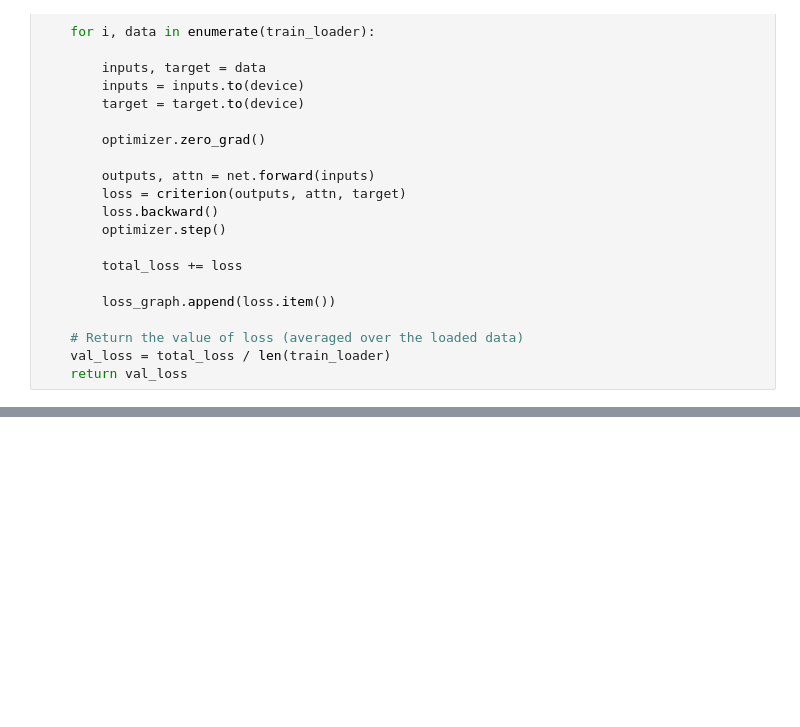
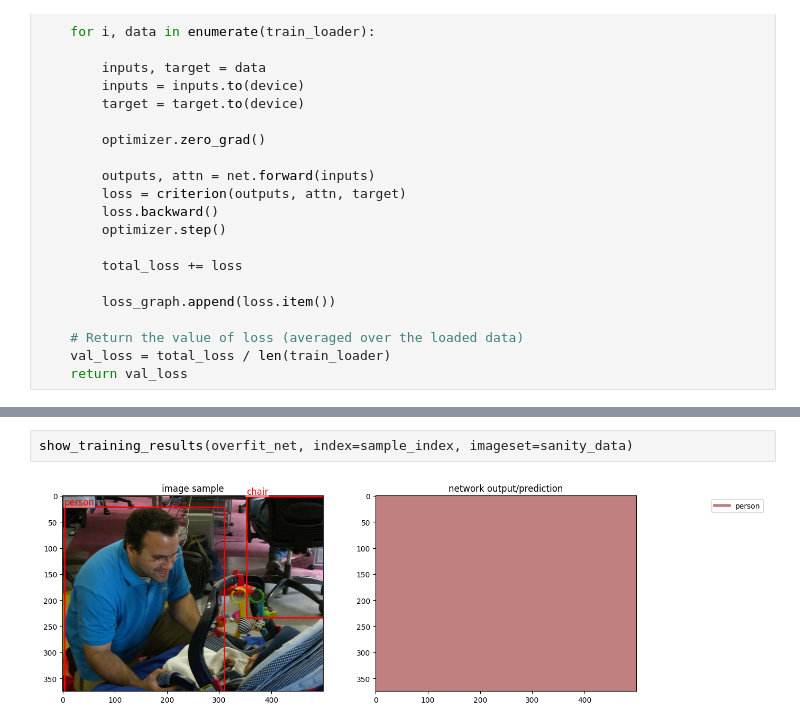
Before and after one commit to tofuuuuuuu/cs484-final-project, a Jupyter notebook: wsss.ipynb, the cells around one changed output, grey strips where cells are left out. Drawn from its saved outputs; the diff is of its cells as text; blank space fills up the shorter version.

```diff
--- a/wsss.ipynb
+++ b/wsss.ipynb
@@ -687,0 +533,4 @@ ax.legend(handles=legend_elements, loc='upper right', bbox_to_anchor=(1.5, 1))
+# %%
+show_training_results(overfit_net, index=sample_index, imageset=sanity_data)
+# %% [output]
+[figure, added]
```
Also changed, not shown: parts of 16 cells of this notebook.
